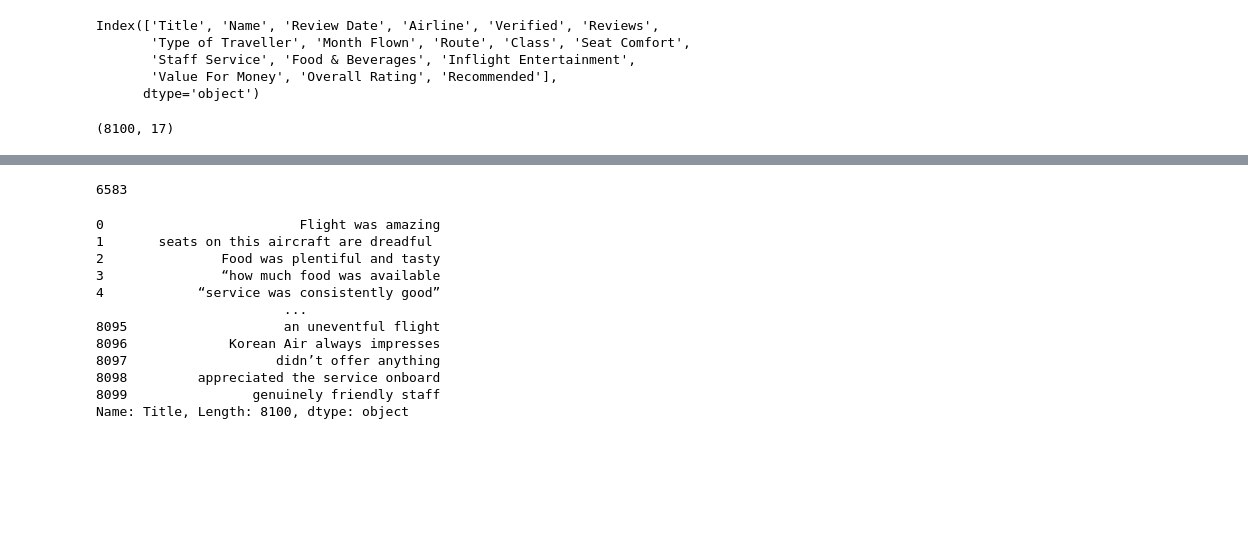
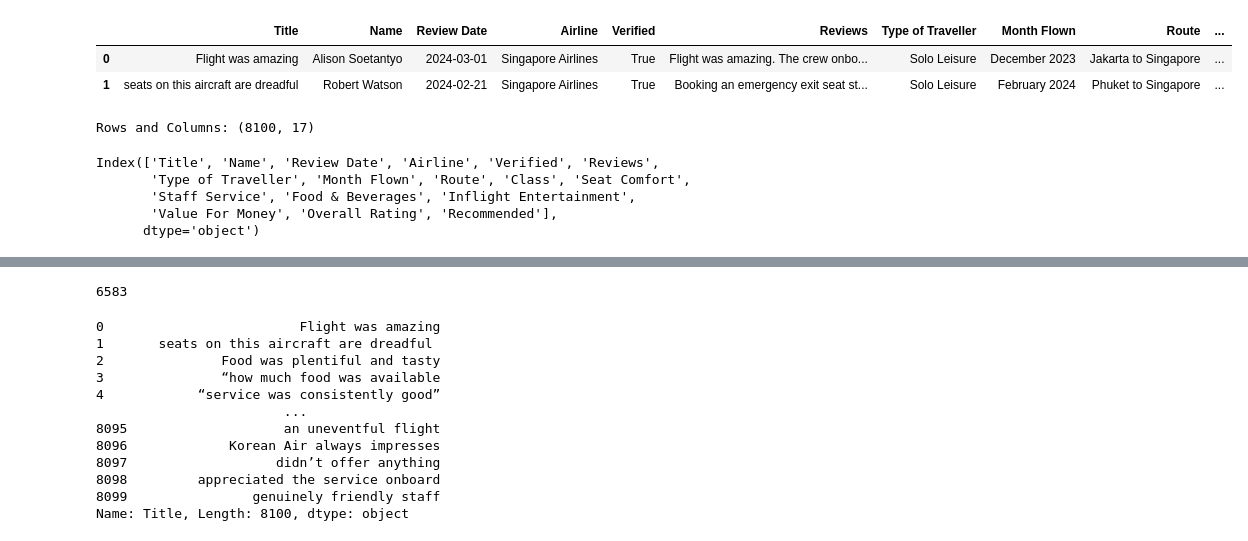
Before and after one commit to HasmigG/Airline_Passenger_Satisfaction_Analysis, a Jupyter notebook: etl_2.ipynb, the cells around one changed output, grey strips where cells are left out. Drawn from its saved outputs; the diff is of its cells as text; code cells hidden in the pictures; blank space fills up the shorter version.

```diff
--- a/etl_2.ipynb
+++ b/etl_2.ipynb
@@ -14,12 +0,0 @@ df.head()
-# %%
-df.columns
-# %% [output]
-Index(['Title', 'Name', 'Review Date', 'Airline', 'Verified', 'Reviews',
-       'Type of Traveller', 'Month Flown', 'Route', 'Class', 'Seat Comfort',
-       'Staff Service', 'Food & Beverages', 'Inflight Entertainment',
-       'Value For Money', 'Overall Rating', 'Recommended'],
-      dtype='object')
-# %%
-df.shape
-# %% [output]
-(8100, 17)
@@ -53,0 +6,17 @@ for comment in comments:
+# %%
+df = pd.read_csv('Resources/airlines_reviews.csv')
+df.head(2)
+# %% [output]
+|  | Title | Name | Review Date | Airline | Verified | Reviews | Type of Traveller | Month Flown | Route | ... |
+| 0 | Flight was amazing | Alison Soetantyo | 2024-03-01 | Singapore Airlines | True | Flight was amazing. The crew onbo... | Solo Leisure | December 2023 | Jakarta to Singapore | ... |
+| 1 | seats on this aircraft are dreadful | Robert Watson | 2024-02-21 | Singapore Airlines | True | Booking an emergency exit seat st... | Solo Leisure | February 2024 | Phuket to Singapore | ... |
+# %%
+print(f'Rows and Columns: {df.shape}')
+df.columns
+# %% [output]
+Rows and Columns: (8100, 17)
+Index(['Title', 'Name', 'Review Date', 'Airline', 'Verified', 'Reviews',
+       'Type of Traveller', 'Month Flown', 'Route', 'Class', 'Seat Comfort',
+       'Staff Service', 'Food & Beverages', 'Inflight Entertainment',
+       'Value For Money', 'Overall Rating', 'Recommended'],
+      dtype='object')
```
Also changed, not shown: parts of 12 cells of this notebook.
